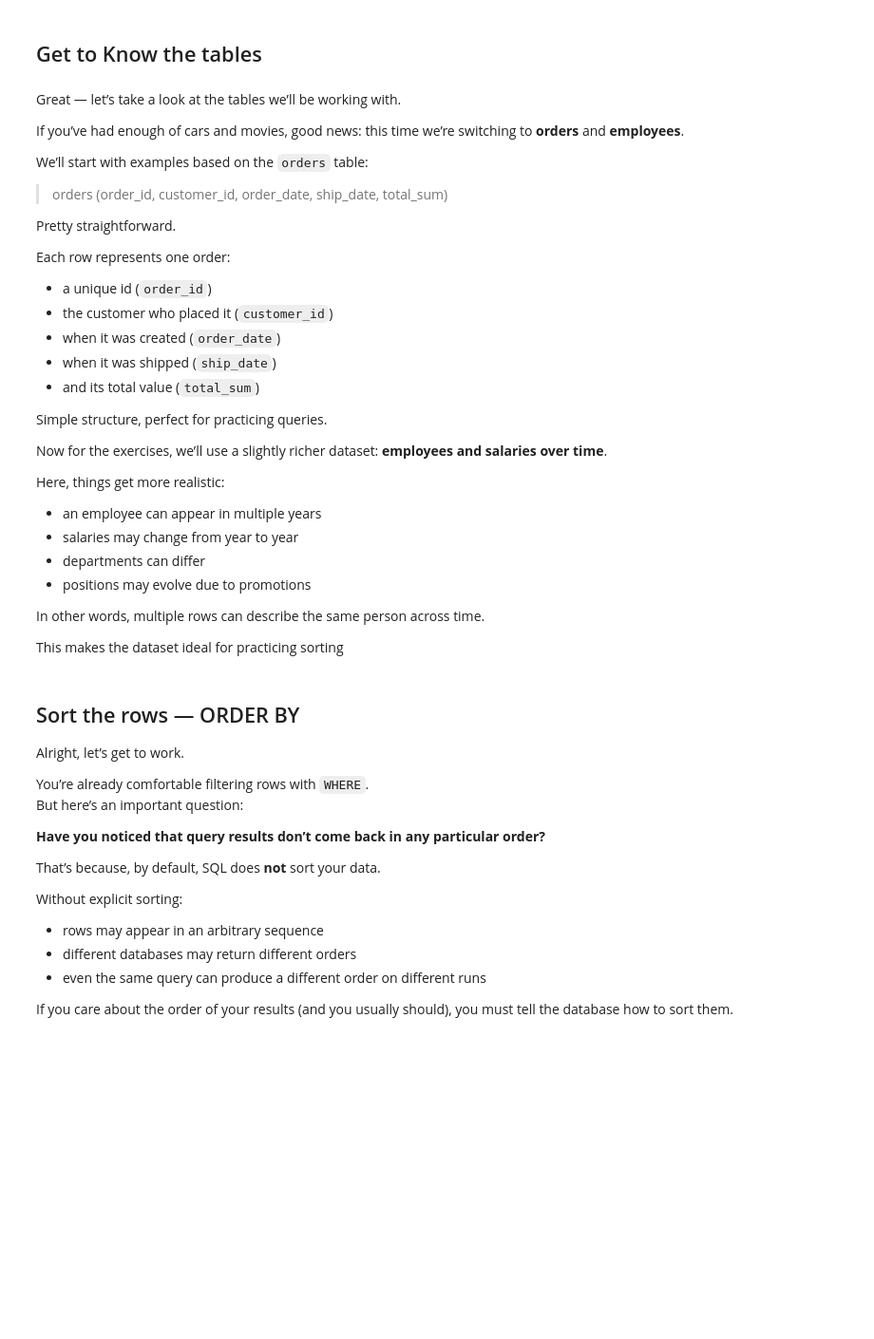
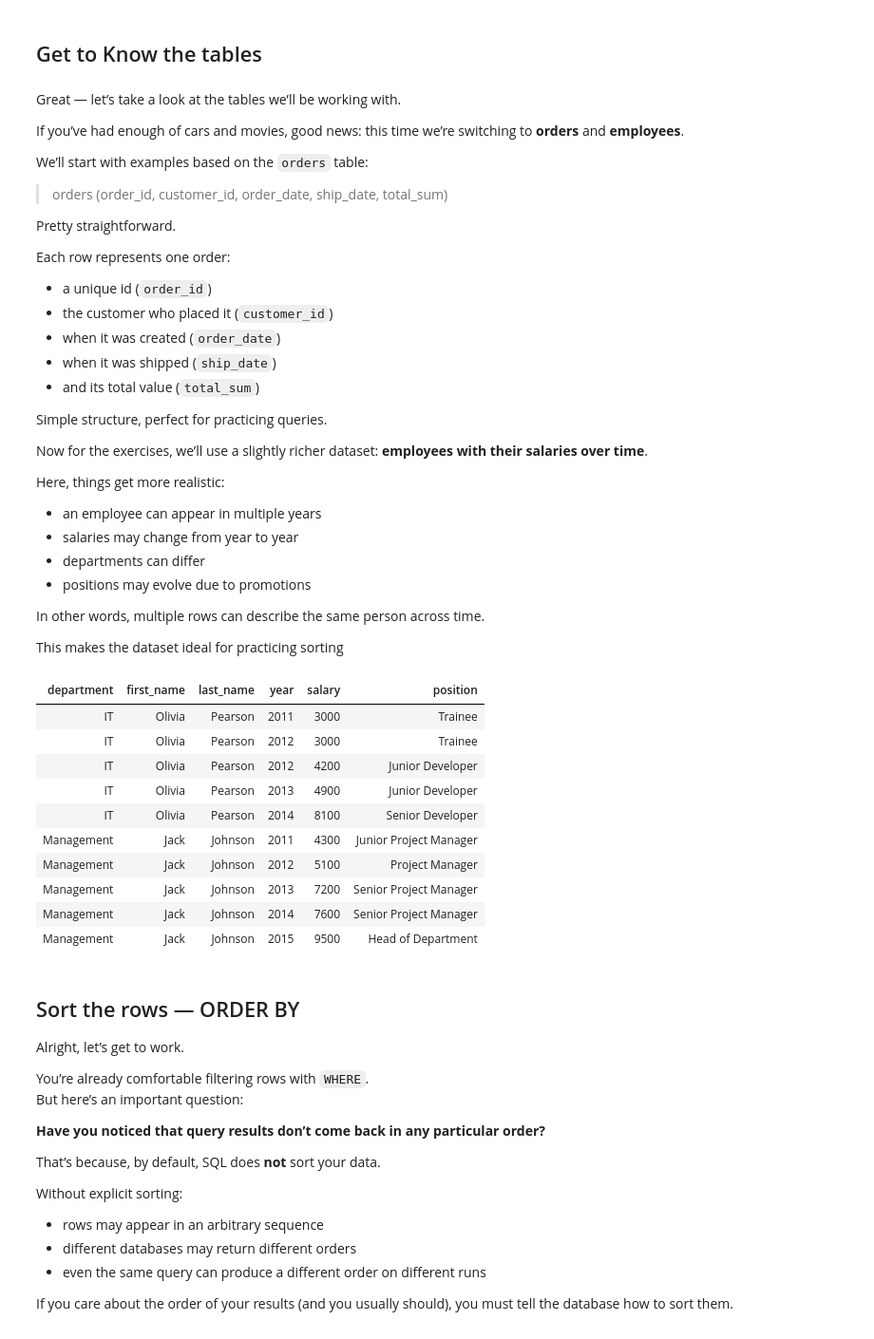
Before and after one commit to Haross/sql_notebook, a Jupyter notebook: SQL_ORDERING.ipynb, the cells around one changed output. Shown at 95% size. Saved outputs shown, nothing was run; the diff lists cells and outputs as text; code cells hidden in the pictures; blank space fills up the shorter version.

```diff
--- a/SQL_ORDERING.ipynb
+++ b/SQL_ORDERING.ipynb
@@ -140,7 +142,7 @@ Each row represents one order:
 
 Simple structure, perfect for practicing queries.
 
-Now for the exercises, we’ll use a slightly richer dataset: **employees and salaries over time**.
+Now for the exercises, we’ll use a slightly richer dataset: **employees with their salaries over time**.
 
 Here, things get more realistic:
 - an employee can appear in multiple years
@@ -151,6 +153,22 @@ Here, things get more realistic:
 In other words, multiple rows can describe the same person across time.
 
 This makes the dataset ideal for practicing sorting
+# %%
+# @title Employee table — sample preview
+df = pd.read_sql("SELECT * FROM employee LIMIT 10", conn).style.format(na_rep="NULL").hide(axis="index")
+df
+# %% [output]
+| department | first_name | last_name | year | salary | position |
+| IT | Olivia | Pearson | 2011 | 3000 | Trainee |
+| IT | Olivia | Pearson | 2012 | 3000 | Trainee |
+| IT | Olivia | Pearson | 2012 | 4200 | Junior Developer |
+| IT | Olivia | Pearson | 2013 | 4900 | Junior Developer |
+| IT | Olivia | Pearson | 2014 | 8100 | Senior Developer |
+| Management | Jack | Johnson | 2011 | 4300 | Junior Project Manager |
+| Management | Jack | Johnson | 2012 | 5100 | Project Manager |
+| Management | Jack | Johnson | 2013 | 7200 | Senior Project Manager |
+| Management | Jack | Johnson | 2014 | 7600 | Senior Project Manager |
+| Management | Jack | Johnson | 2015 | 9500 | Head of Department |
 # %% [markdown]
 ## Sort the rows — ORDER BY
 
```
Also changed, not shown: parts of 13 cells of this notebook.
